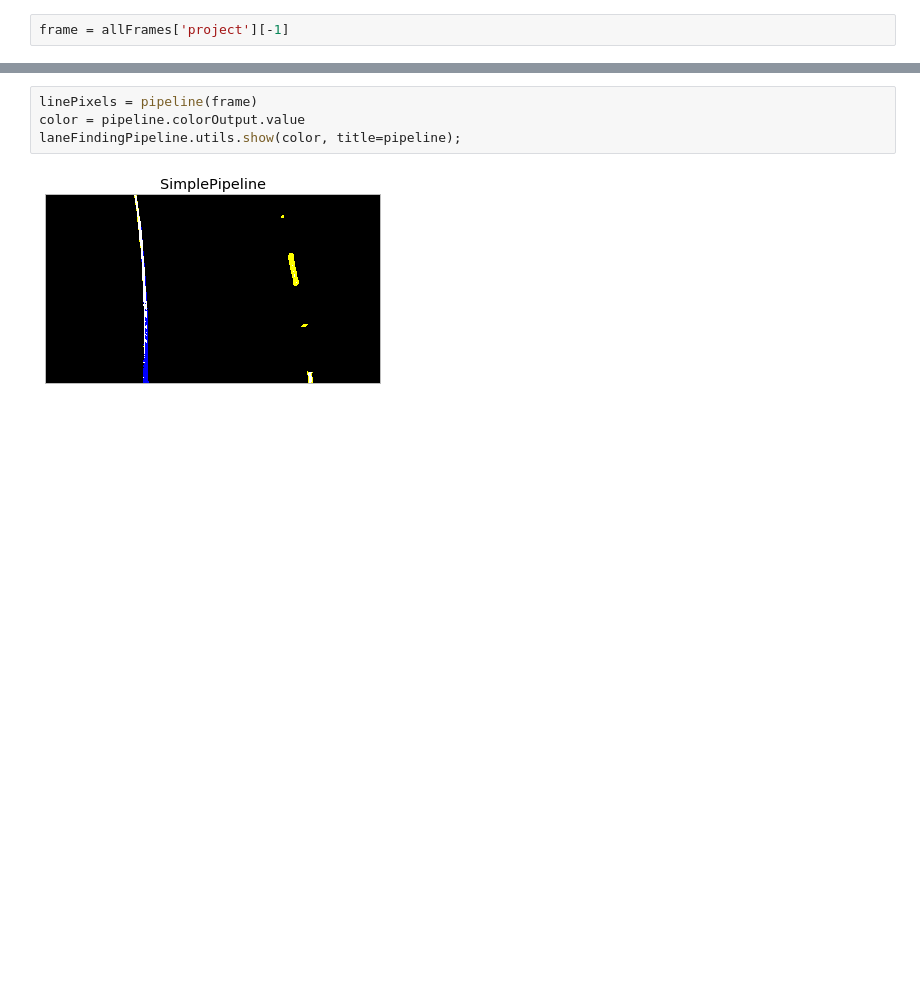
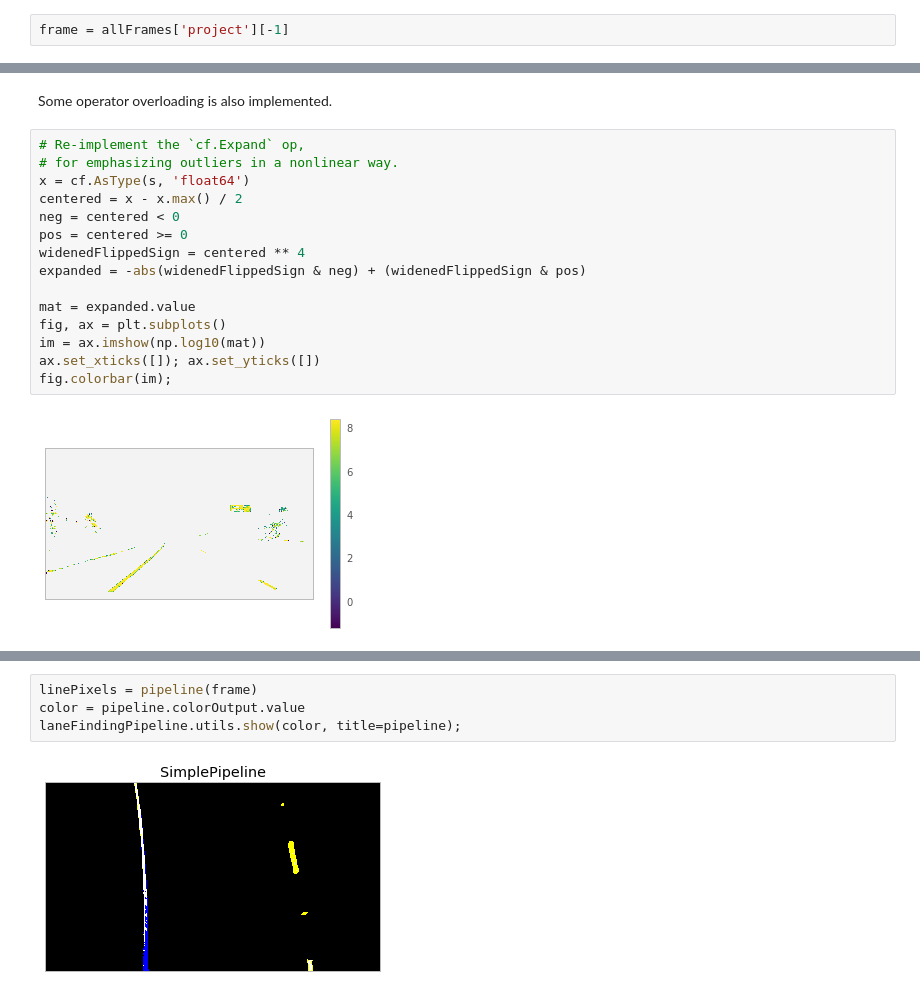
Before and after one commit to tsbertalan/laneLines, a Jupyter notebook: Report.ipynb, the cells around one changed output, grey strips where cells are left out. Drawn from its saved outputs; the diff is of its cells as text; blank space fills up the shorter version.

```diff
--- a/Report.ipynb
+++ b/Report.ipynb
@@ -20,0 +46,19 @@ frame = allFrames['project'][-1]
+# %% [markdown]
+Some operator overloading is also implemented.
+# %%
+# Re-implement the `cf.Expand` op,
+# for emphasizing outliers in a nonlinear way.
+x = cf.AsType(s, 'float64')
+centered = x - x.max() / 2
+neg = centered < 0
+pos = centered >= 0
+widenedFlippedSign = centered ** 4
+expanded = -abs(widenedFlippedSign & neg) + (widenedFlippedSign & pos)
+
+mat = expanded.value
+fig, ax = plt.subplots()
+im = ax.imshow(np.log10(mat))
+ax.set_xticks([]); ax.set_yticks([])
+fig.colorbar(im);
+# %% [output]
+[figure, added]
```
Also changed, not shown: parts of 25 cells of this notebook, 1 other file.
